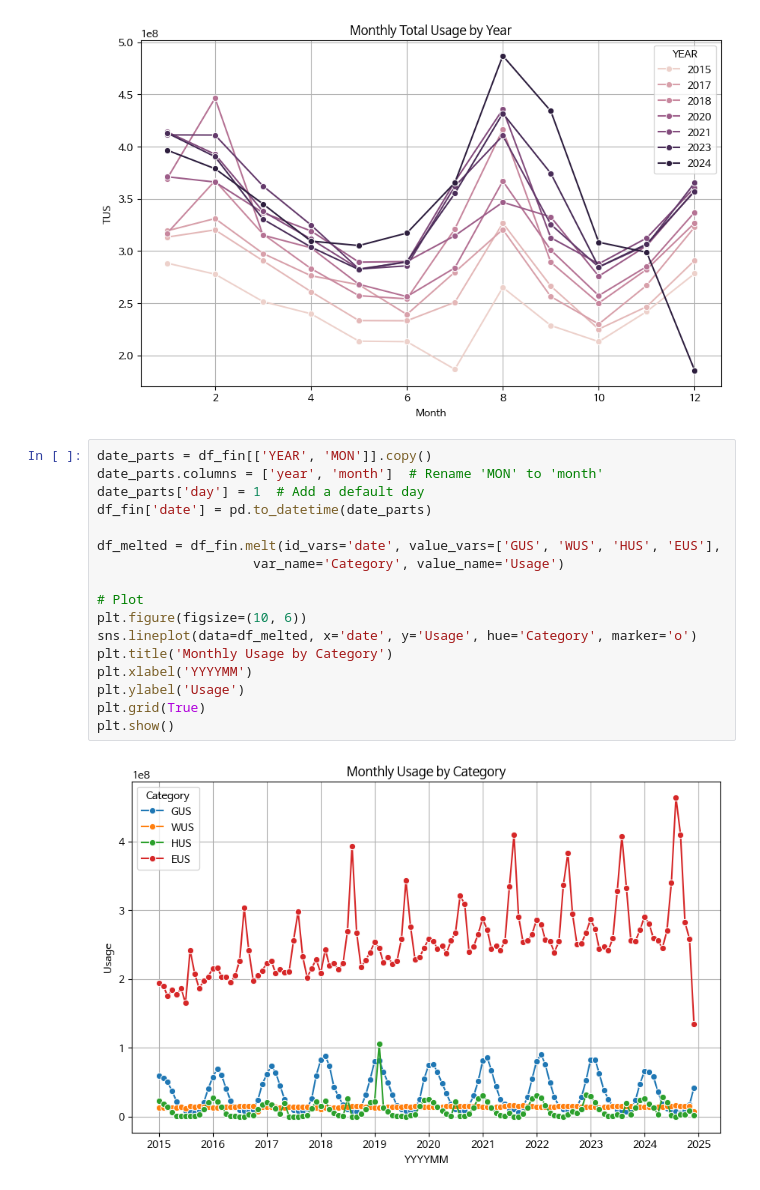
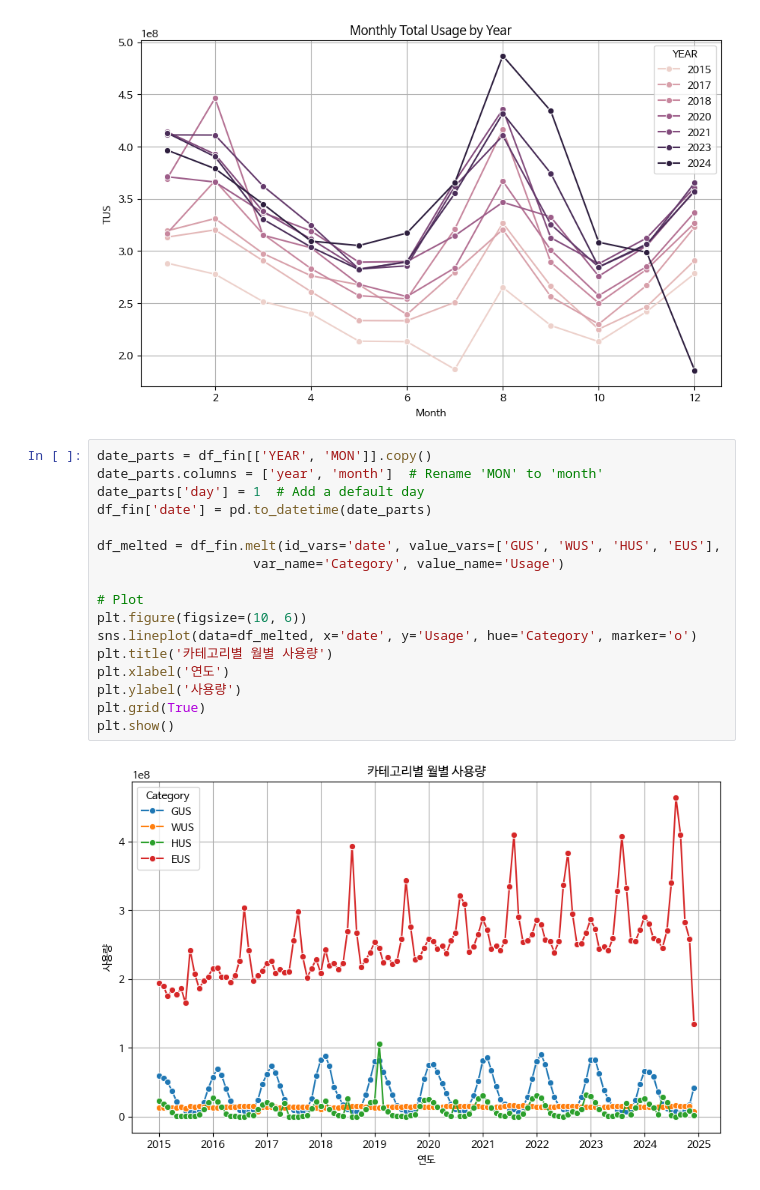
Before and after one commit to geelmens/Data-Analysis-with-Open-Source, a Jupyter notebook: 오픈소스_데이터_분석_4강.ipynb, the cells around one changed output. Saved outputs shown, nothing was run; the diff lists cells and outputs as text.

```diff
--- a/오픈소스_데이터_분석_4강.ipynb
+++ b/오픈소스_데이터_분석_4강.ipynb
@@ -372,19 +379,19 @@ plt.show()
 # %%
 date_parts = df_fin[['YEAR', 'MON']].copy()
 date_parts.columns = ['year', 'month']  # Rename 'MON' to 'month'
 date_parts['day'] = 1  # Add a default day
 df_fin['date'] = pd.to_datetime(date_parts)
 
 df_melted = df_fin.melt(id_vars='date', value_vars=['GUS', 'WUS', 'HUS', 'EUS'],
                     var_name='Category', value_name='Usage')
 
 # Plot
 plt.figure(figsize=(10, 6))
 sns.lineplot(data=df_melted, x='date', y='Usage', hue='Category', marker='o')
-plt.title('Monthly Usage by Category')
-plt.xlabel('YYYYMM')
-plt.ylabel('Usage')
+plt.title('카테고리별 월별 사용량')
+plt.xlabel('연도')
+plt.ylabel('사용량')
 plt.grid(True)
 plt.show()
 # %% [output]
-[figure, old version]
+[figure, new version]
```
Also changed, not shown: parts of 8 cells of this notebook.
